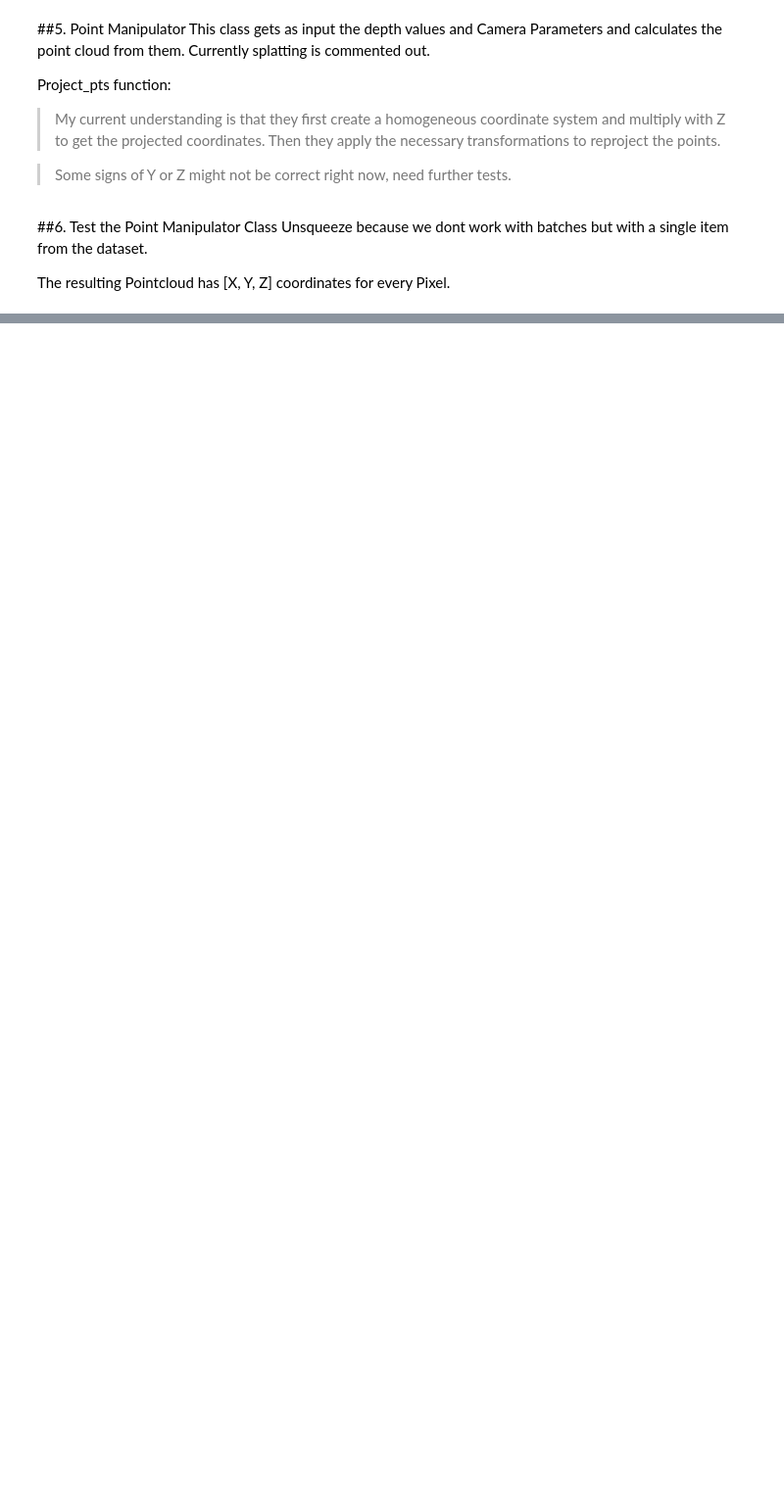
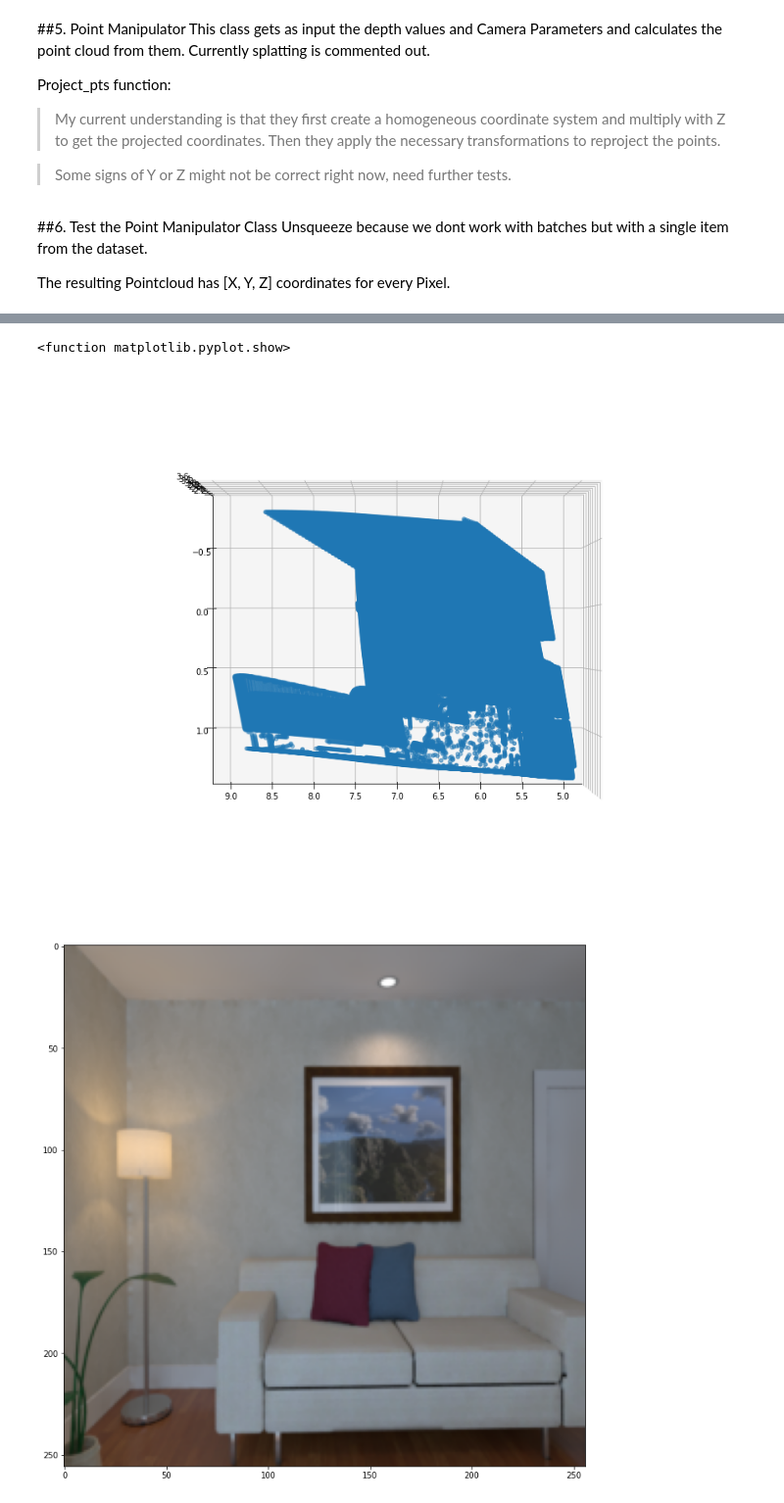
Before and after one commit to lukasHoel/novel-view-synthesis, a Jupyter notebook: notebooks/Point_Manipulation.ipynb, the cells around one changed output, grey strips where cells are left out. Shown: that part at 98% size. Drawn from its saved outputs; the diff is of its cells as text; code cells hidden in the pictures; blank space fills up the shorter version.

Commit message:
added visualisation to notebook

```diff
--- a/notebooks/Point_Manipulation.ipynb
+++ b/notebooks/Point_Manipulation.ipynb
@@ -283,5 +285,8 @@ output_RTinv = item['cam']['RT2inv'].unsqueeze(0)
 
 mani = PtsManipulator(256)
 ptc = mani.forward_justpts(item['image'].unsqueeze(0), item['depth'].unsqueeze(0), K, Kinv, input_RT, input_RTinv, output_RT, output_RTinv)
+x_pts = ptc[:, :, 0]
+y_pts = ptc[:, :, 1]
+z_pts = ptc[:, :, 2]
 print(ptc)
 # %% [output]
@@ -294,0 +300,17 @@ tensor([[[ 5.0950, -3.1419,  2.5454],
+# %%
+import matplotlib.pyplot as plt
+import numpy as np
+
+fig = plt.figure(figsize=(15,12))
+img_fig = plt.figure(figsize=(15,12))
+img = img_fig.add_subplot(111)
+img.imshow(item['output']['image'].permute(1,2,0))
+
+cloud = fig.add_subplot(111, projection='3d')
+cloud.scatter(x_pts, y_pts, z_pts)
+cloud.view_init(elev=90, azim=90)
+plt.show
+# %% [output]
+<function matplotlib.pyplot.show>
+[figure, added]
+[figure, added]
```
Also changed, not shown: parts of 6 cells of this notebook.
